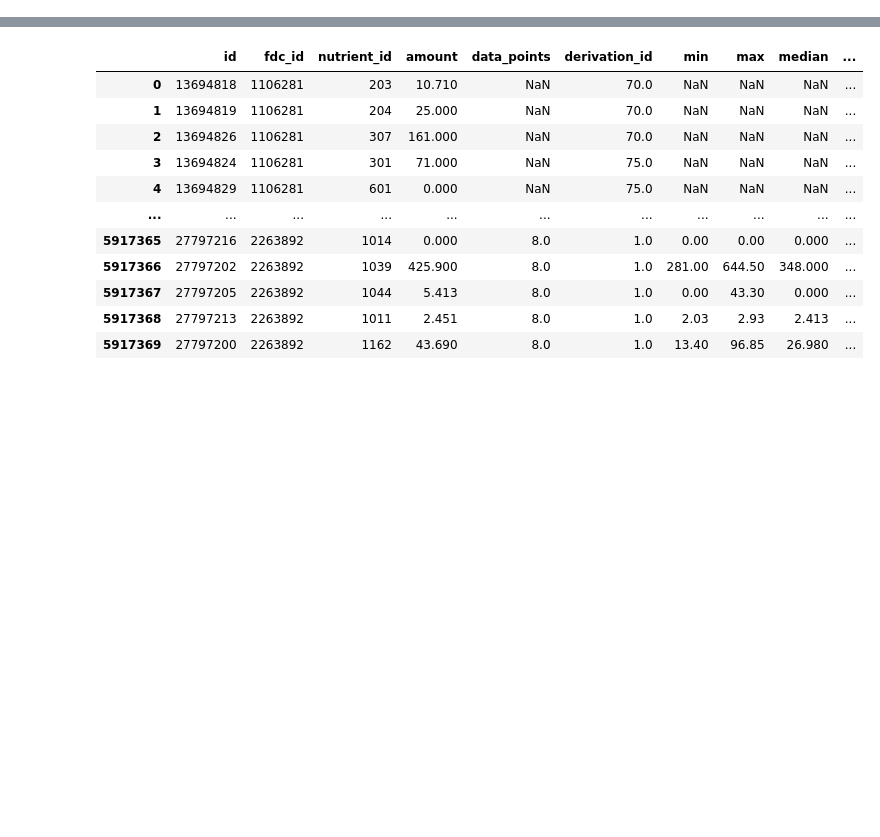
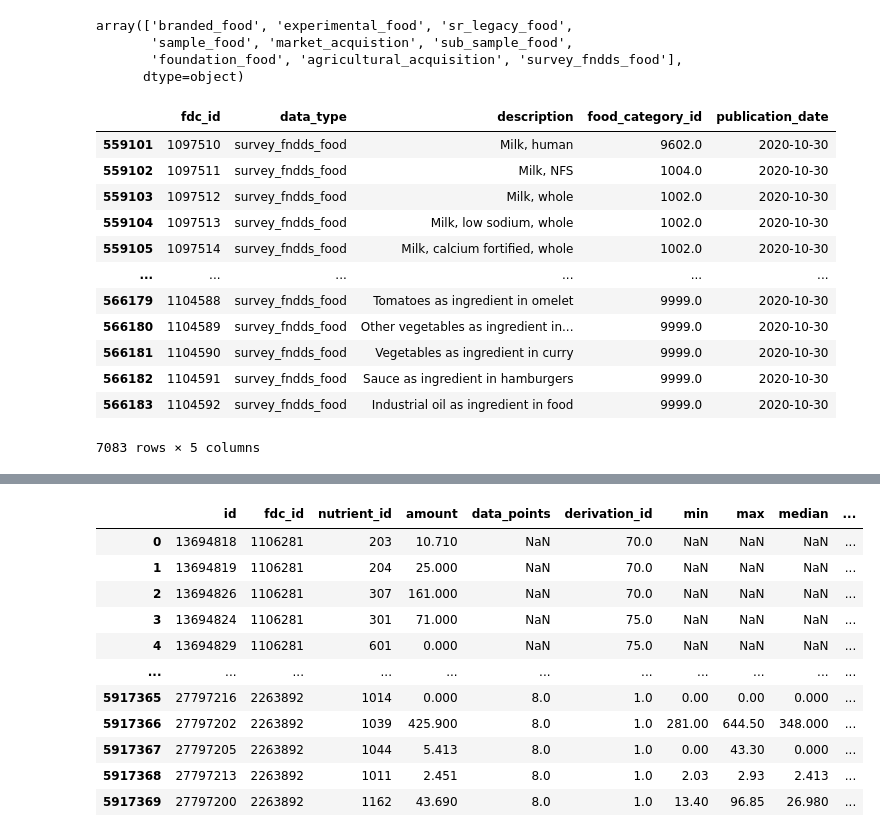
Before and after one commit to DmitriyG228/food, a Jupyter notebook: 00_nbs/usda_parsing.ipynb, the cells around one changed output, grey strips where cells are left out. Cells and saved outputs as stored; diff of their text form; code cells hidden in the pictures; blank space fills up the shorter version.

```diff
--- a/00_nbs/usda_parsing.ipynb
+++ b/00_nbs/usda_parsing.ipynb
@@ -18,5 +66,28 @@ data_path = Path('food_dataset')
 # %%
 df = pd.read_csv(data_path/'food.csv')
+# %%
+df['data_type'].unique()
+# %% [output]
+array(['branded_food', 'experimental_food', 'sr_legacy_food',
+       'sample_food', 'market_acquistion', 'sub_sample_food',
+       'foundation_food', 'agricultural_acquisition', 'survey_fndds_food'],
+      dtype=object)
+# %%
+df[df['data_type']=='survey_fndds_food']
+# %% [output]
+|  | fdc_id | data_type | description | food_category_id | publication_date |
+| 559101 | 1097510 | survey_fndds_food | Milk, human | 9602.0 | 2020-10-30 |
+| 559102 | 1097511 | survey_fndds_food | Milk, NFS | 1004.0 | 2020-10-30 |
+| 559103 | 1097512 | survey_fndds_food | Milk, whole | 1002.0 | 2020-10-30 |
+| 559104 | 1097513 | survey_fndds_food | Milk, low sodium, whole | 1002.0 | 2020-10-30 |
+| 559105 | 1097514 | survey_fndds_food | Milk, calcium fortified, whole | 1002.0 | 2020-10-30 |
+| ... | ... | ... | ... | ... | ... |
+| 566179 | 1104588 | survey_fndds_food | Tomatoes as ingredient in omelet | 9999.0 | 2020-10-30 |
+| 566180 | 1104589 | survey_fndds_food | Other vegetables as ingredient in... | 9999.0 | 2020-10-30 |
+| 566181 | 1104590 | survey_fndds_food | Vegetables as ingredient in curry | 9999.0 | 2020-10-30 |
+| 566182 | 1104591 | survey_fndds_food | Sauce as ingredient in hamburgers | 9999.0 | 2020-10-30 |
+| 566183 | 1104592 | survey_fndds_food | Industrial oil as ingredient in food | 9999.0 | 2020-10-30 |
+7083 rows × 5 columns
 # %%
 foundation_food = df[df['data_type']=='foundation_food'].drop_duplicates('description')[['fdc_id','description']]
 # %%
```
Also changed, not shown: parts of 25 cells of this notebook, 11 other files.
